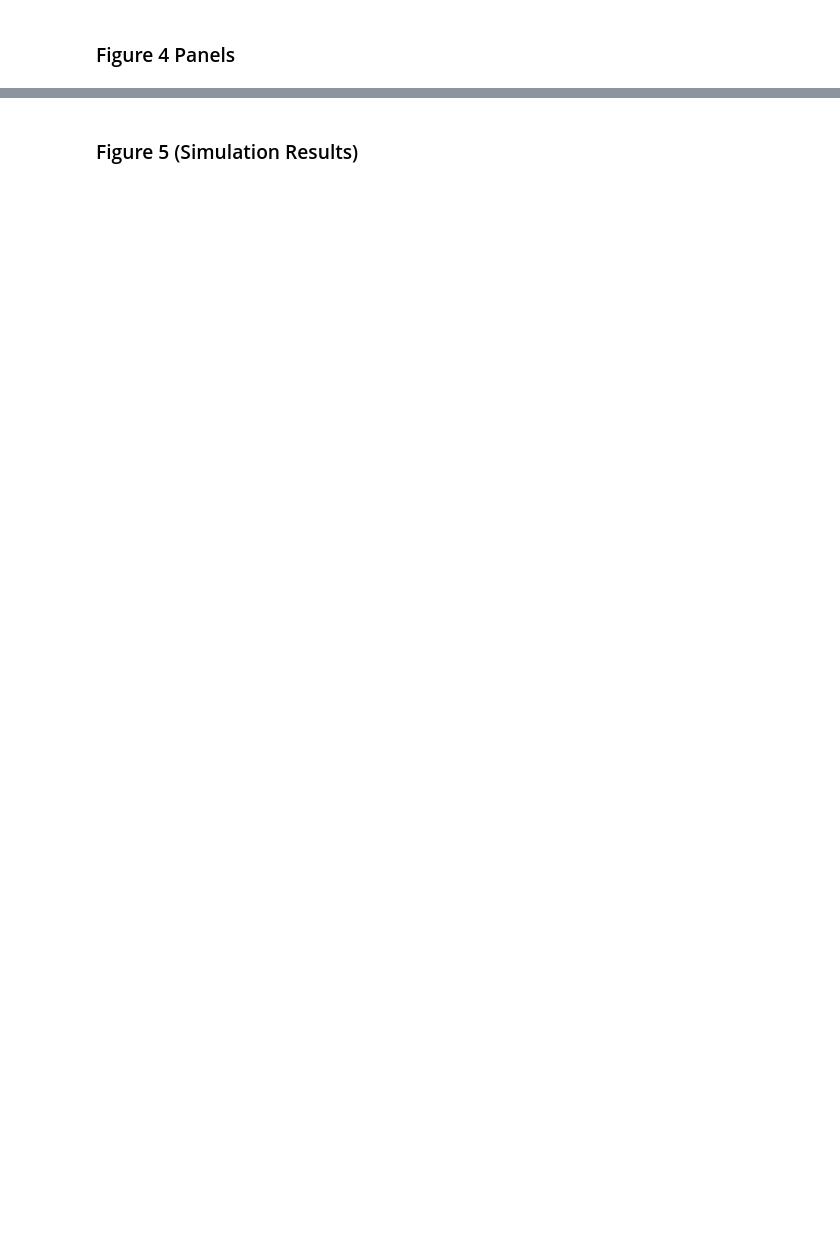
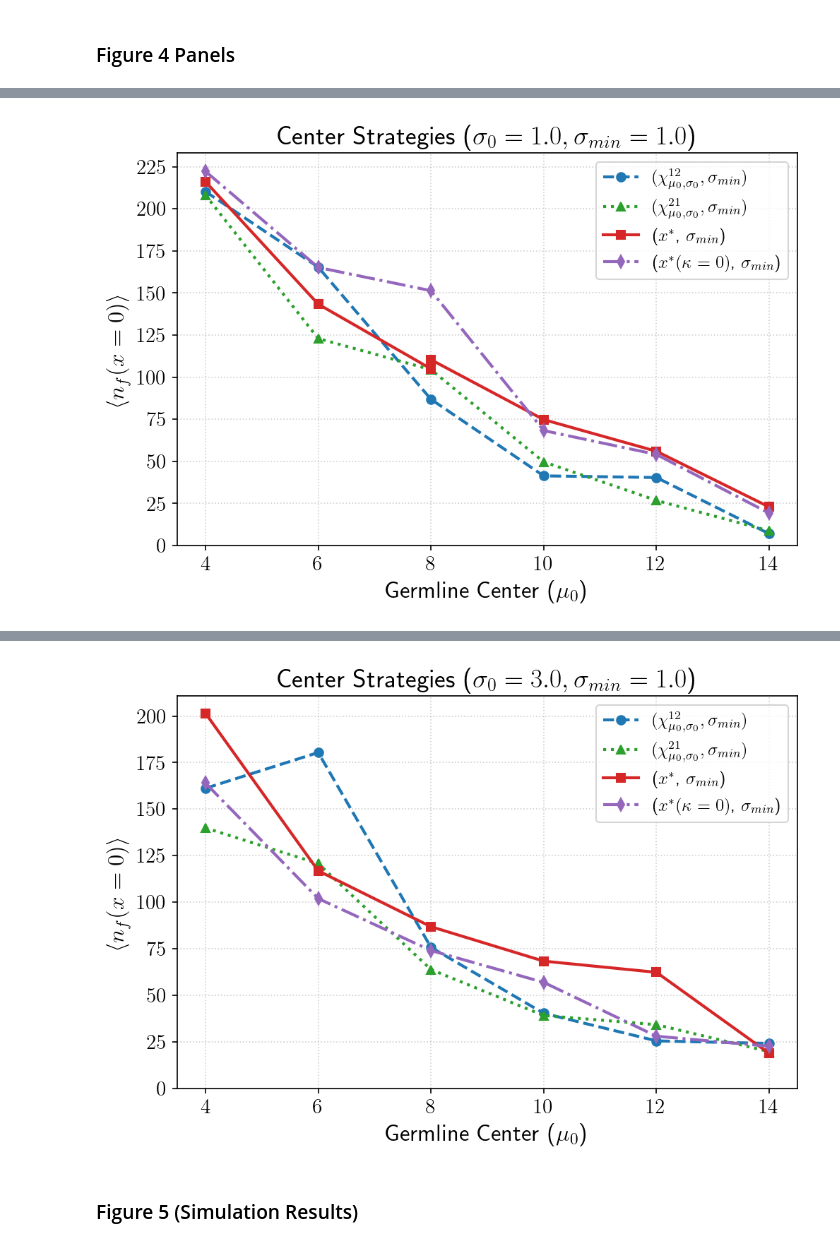
Before and after one commit to saeedmsol/Gillespie-stochastic-simulation-algorithm, a Jupyter notebook: simulation.ipynb, the cells around one changed output, grey strips where cells are left out. Drawn from its saved outputs; the diff is of its cells as text; code cells hidden in the pictures; blank space fills up the shorter version.

```diff
--- a/simulation.ipynb
+++ b/simulation.ipynb
@@ -642,7 +650,7 @@ def plot_fig4_panel(df: pd.DataFrame, sigma0_val: float, plot_dir: Path):
 
     # Customize Plot
     ax.set_xlabel(r"Germline Center ($\mu_0$)")
-    ax.set_ylabel(r"Mean Final bnAb ($\langle N_f(x=0) \rangle$)")
+    ax.set_ylabel(r"$\langle n_f(x=0) \rangle$")
     ax.set_title(rf"Center Strategies ($\sigma_0={sigma0_val:.1f}, \sigma_{{min}}=1.0$)")
     ax.legend(loc='best')
     ax.yaxis.set_major_locator(mticker.MaxNLocator(integer=True, min_n_ticks=4))
@@ -666,3 +674,4 @@ if not results_df.empty:
     plot_fig4_panel(results_df, sigma0_val=3.0, plot_dir=results_plot_dir)
 else:
     logger.warning("Skipping Fig 4 plots as results DataFrame is empty.")
+# %% [output]
@@ -668,0 +680 @@ else:
+[figure, added]
@@ -669,3 +683,4 @@ else:
+[figure, added]
 # %% [markdown]
 ### Figure 5 (Simulation Results)
 # %%
```
Also changed, not shown: parts of 8 cells of this notebook.
